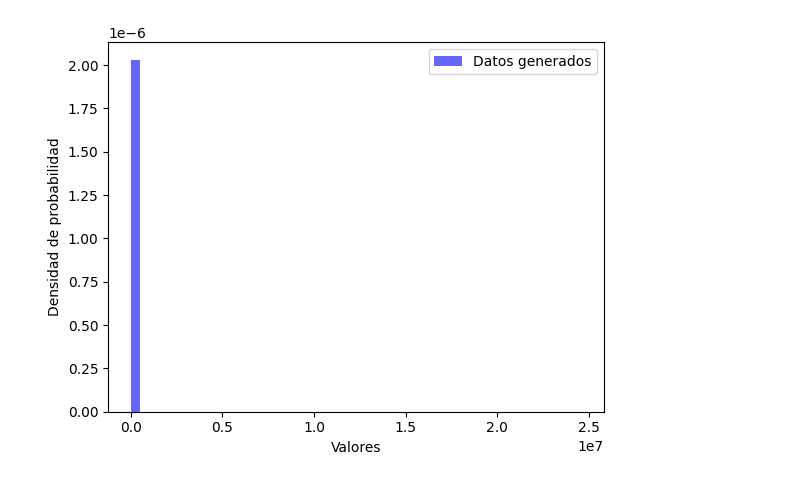
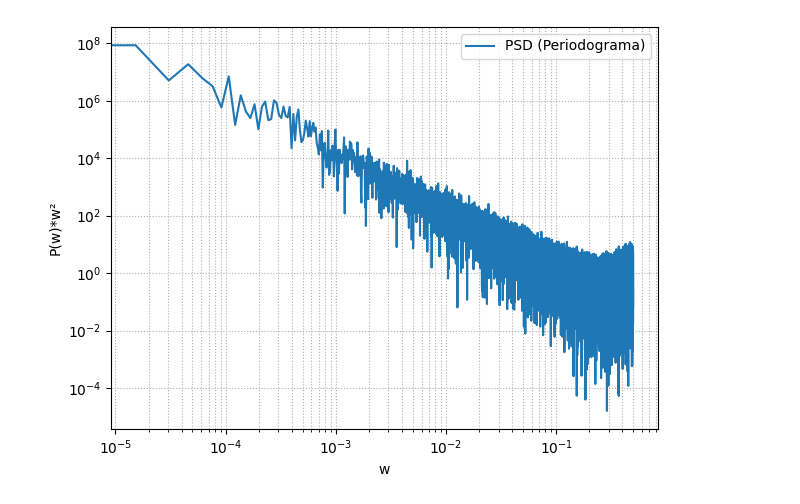
Before and after one commit to Poss9368/Resortes, a Jupyter notebook: test_distribution.ipynb, the cells around one changed output. Saved outputs shown, nothing was run; the diff lists cells and outputs as text; code cells hidden in the pictures.

Commit message:
espectros

```diff
--- a/test_distribution.ipynb
+++ b/test_distribution.ipynb
@@ -1,28 +0,0 @@
-# %%
-import numpy as np
-import matplotlib.pyplot as plt
-
-def generar_aleatorios_potencia(exponente, cantidad):
-    # Generar números aleatorios siguiendo una distribución de potencia
-    r = np.random.uniform(0, 1, cantidad)
-    numeros = pow(1-r, 1/(1-exponente))
-    return numeros
-
-# Parámetros
-exponente = 1.5
-cantidad = 10000
-
-# Generar números aleatorios
-aleatorios = generar_aleatorios_potencia(exponente, cantidad)
-#truncate = lambda x: int(x) if x > 0 else 0
-aleatorios_enteros = np.array([int(x) for x in aleatorios])
-
-# Crear histograma
-plt.hist(aleatorios_enteros, bins=50, density=True, alpha=0.6, color='b', label="Datos generados")
-
-plt.xlabel("Valores")
-plt.ylabel("Densidad de probabilidad")
-plt.legend()
-plt.show()
-# %% [output]
-[figure, removed]
@@ -28,0 +48,50 @@ plt.show()
+# %%
+import numpy as np
+import matplotlib.pyplot as plt
+from scipy.signal import welch, get_window
+
+# ----------------------------
+# Configuración
+# ----------------------------
+N   = 2**16          # número de pasos (grande para buen espectro)
+fs  = 1.0            # "frecuencia" de muestreo (arbitraria)
+
+# ----------------------------
+# 1) Random walk con distribución señalada
+# ----------------------------
+steps = set_phis_difusivo(N, 1.0, 42, 'super_exp')[0]
+x = np.cumsum(steps)   # random walk
+
+
+# ----------------------------
+# 2) Periodograma unilateral (FFT)
+# ----------------------------
+def one_sided_psd_periodogram(x, fs):
+    N = len(x)
+    X = np.fft.rfft(x)                 # FFT unilateral
+    Sxx = (np.abs(X)**2) / (fs * N)    # potencia/Hz
+    # Conservar potencia en unilateral: duplicar bins salvo DC y Nyquist (si N par)
+    if N % 2 == 0:
+        Sxx[1:-1] *= 2.0
+    else:
+        Sxx[1:] *= 2.0
+    f = np.fft.rfftfreq(N, d=1.0/fs)
+    return f, Sxx
+
+f_per, S_per = one_sided_psd_periodogram(x, fs)
+
+# ----------------------------
+# 3) Gráficos (log-log)
+# ----------------------------
+mask = f_per > 0
+
+plt.figure()
+plt.loglog(f_per, S_per , label="PSD (Periodograma)")
+plt.xlabel("w")
+plt.ylabel("P(w)*w²")
+plt.grid(True, which="both", ls=":")
+plt.legend()
+plt.tight_layout()
+plt.show()
+# %% [output]
+[figure, added]
```
Also changed, not shown: parts of 1 cell of this notebook, 4 other files.
